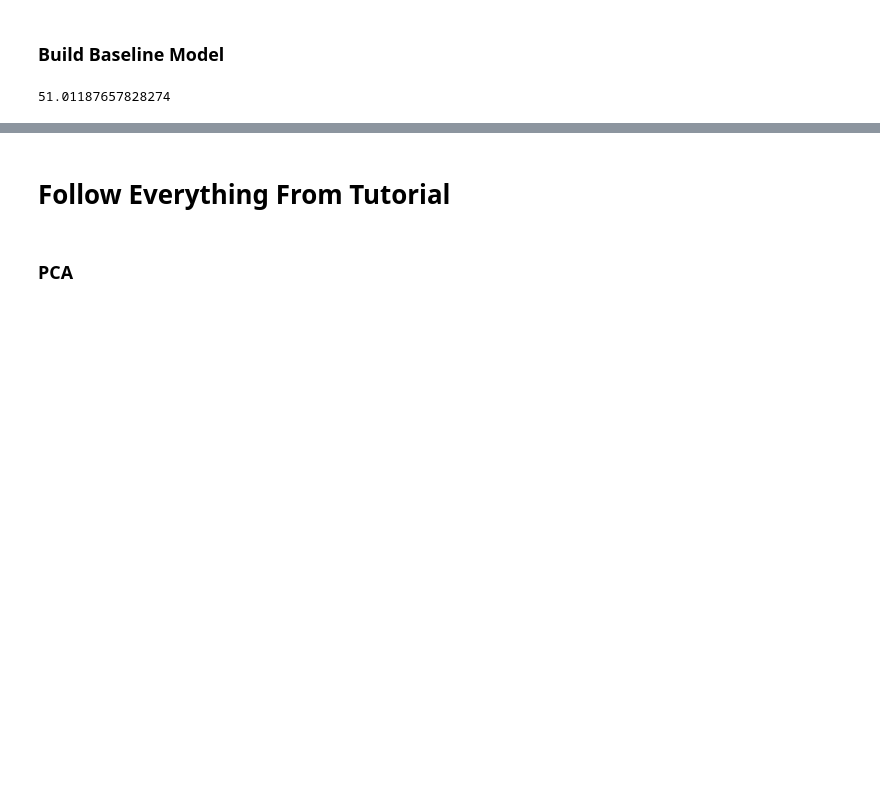
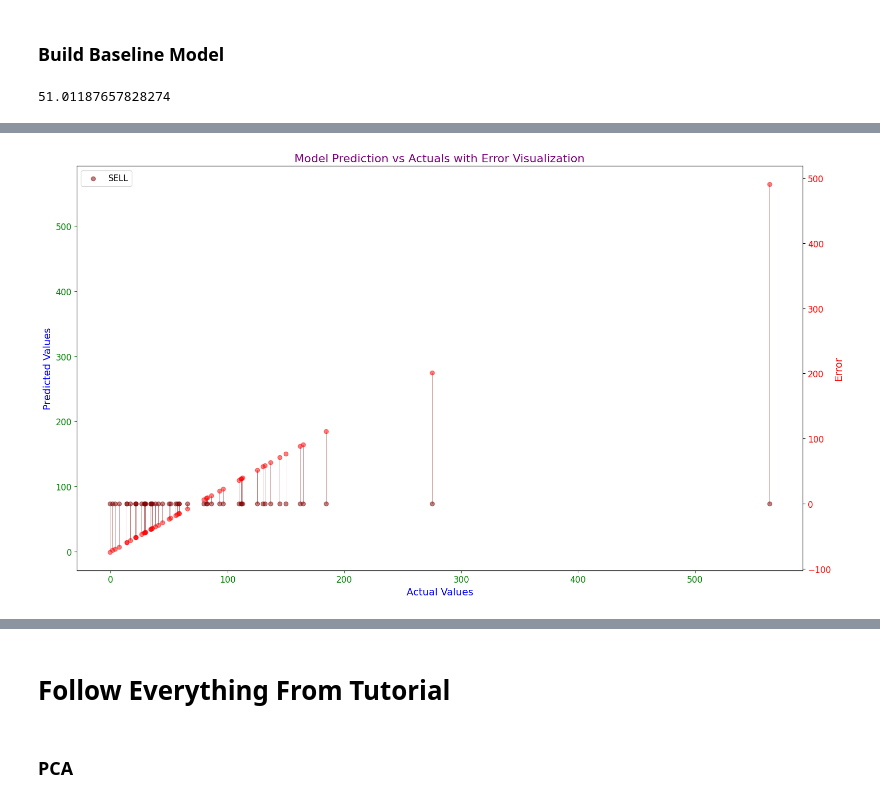
Before and after one commit to Cli091996/GU_High_ML_Project, a Jupyter notebook: GU_High_ML_Project_V2.ipynb, the cells around one changed output, grey strips where cells are left out. Cells and saved outputs as stored; diff of their text form; code cells hidden in the pictures; blank space fills up the shorter version.

```diff
--- a/GU_High_ML_Project_V2.ipynb
+++ b/GU_High_ML_Project_V2.ipynb
@@ -354,0 +486,63 @@ fig.show()
+# %%
+import numpy as np
+import matplotlib.pyplot as plt
+import ipywidgets as widgets
+from IPython.display import display, clear_output
+
+# # Example Data (Replace with your actual data)
+# y_test = np.random.rand(100) * 100  # Example actual values
+# baseline_model_test_predictions = y_test + (np.random.rand(100) - 0.5) * 20  # Example predictions with some noise
+# X_test = {'Order Type': np.random.choice(['A', 'B', 'C'], size=100)}  # Example order types
+
+actual = np.array(y_test).reshape(-1)
+predicted = np.array(baseline_model_test_predictions).reshape(-1)
+order_type = np.array(X_test['Order Type']).reshape(-1)
+
+# Calculate errors
+errors = actual - predicted
+
+# Determine unique order types and assign colors
+unique_order_types = np.unique(order_type)
+colors = plt.cm.jet(np.linspace(0, 1, len(unique_order_types)))
+color_dict = dict(zip(unique_order_types, colors))
+
+def plot_filtered_data(selected_order_type):
+    clear_output(wait=True)
+    display(dropdown_order_type)  # To keep the dropdown displayed
+
+    fig, axs = plt.subplots(figsize=(16, 9))
+
+    if selected_order_type == 'All':
+        for order in unique_order_types:
+            idx = order_type == order
+            axs.scatter(actual[idx], predicted[idx], alpha=0.5, color=color_dict[order], label=order)
+            axs.vlines(actual[idx], predicted[idx], actual[idx], color=color_dict[order], alpha=0.7, linewidth=0.5)
+    else:
+        idx = order_type == selected_order_type
+        axs.scatter(actual[idx], predicted[idx], alpha=0.5, color=color_dict[selected_order_type], label=selected_order_type)
+        axs.vlines(actual[idx], predicted[idx], actual[idx], color=color_dict[selected_order_type], alpha=0.7, linewidth=0.5)
+
+    axs.set_xlabel('Actual Values', fontsize=14, color='blue')
+    axs.set_ylabel('Predicted Values', fontsize=14, color='blue')
+    axs.tick_params(axis='both', which='major', labelsize=12, colors='green')
+    axs.set_title('Model Prediction vs Actuals with Error Visualization', fontsize=16, color='purple')
+
+    ax3 = axs.twinx()
+    if selected_order_type != 'All':
+        ax3.scatter(actual[idx], errors[idx], color='red', alpha=0.5, label='Error')
+    ax3.set_ylabel('Error', color='red', fontsize=14)
+    ax3.tick_params(axis='y', labelcolor='red', labelsize=12)
+
+    axs.legend(loc='upper left', fontsize=12)
+
+    fig.patch.set_facecolor('white')
+    plt.tight_layout()
+    plt.show()
+
+# Setup the widget
+dropdown_order_type = widgets.Dropdown(options=['All'] + list(unique_order_types), value='All', description='Order Type:')
+dropdown_order_type.observe(lambda change: plot_filtered_data(change.new), names='value')
+
+display(dropdown_order_type)  # Initial display
+plot_filtered_data('All')  # Initial plot showing all data
+# %% [output]
@@ -354,0 +550 @@ fig.show()
+[figure, added]
```
Also changed, not shown: parts of 19 cells of this notebook.
